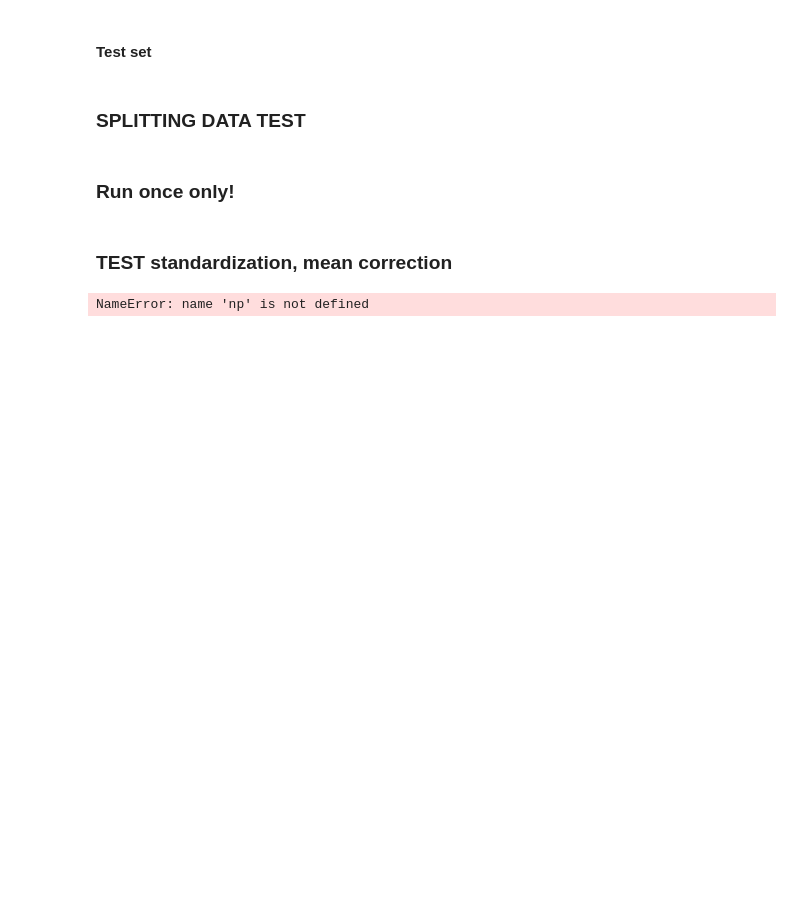
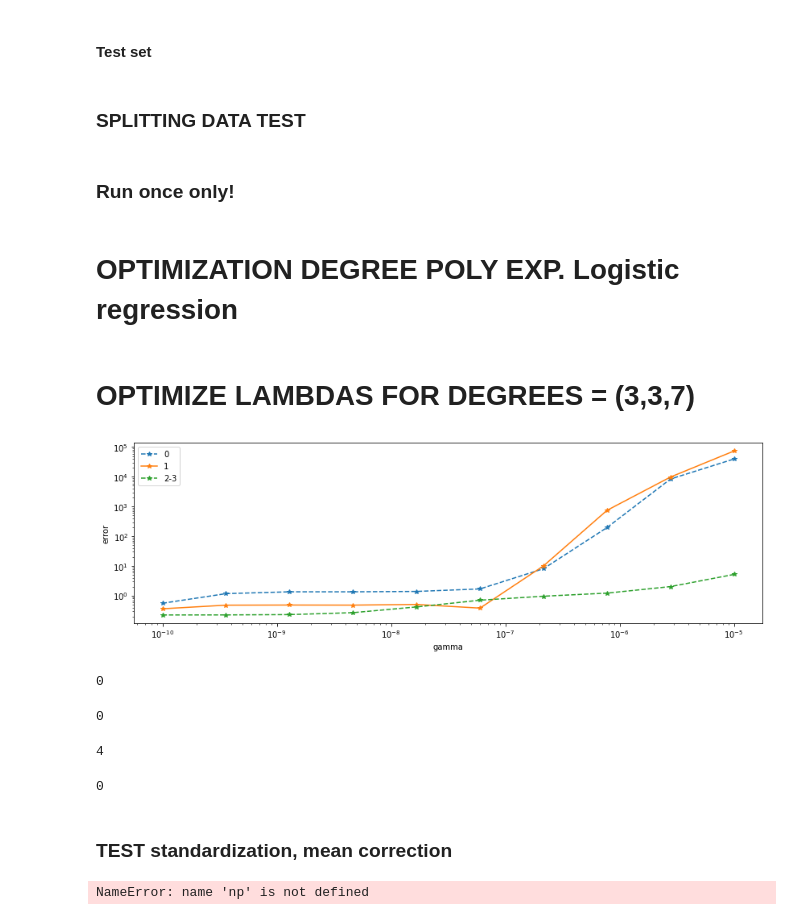
Before and after one commit to madtoinou/CS-433_HBozonClass, a Jupyter notebook: scripts/project1.ipynb, the cells around one changed output. Drawn from its saved outputs; the diff is of its cells as text; code cells hidden in the pictures; blank space fills up the shorter version.

Commit message:
Log reg optimized

```diff
--- a/scripts/project1.ipynb
+++ b/scripts/project1.ipynb
@@ -35,13 +39,23 @@ tX_test.T[[22,-1]] = tX_test.T[[-1,22]]
+# %%
+def cross_validation_logreg(y, x, k_indices, init_w, k, gamma, steps):
+
+    x_test = x[k_indices[k]]
+    y_test = y[k_indices[k]]
+    x_train = x[np.concatenate(([x_train for i,x_train in enumerate(k_indices) if i!=k]), axis=0)]
+    y_train = y[np.concatenate(([y_train for i,y_train in enumerate(k_indices) if i!=k]), axis=0)]
+
+    w, loss = logistic_regression(y_train, x_train, init_w, steps, gamma)
+
+    loss_tr = calculate_loss(y_train,x_train,w)
+    loss_te = calculate_loss(y_test ,x_test ,w)
+
+    return loss_tr, loss_te, w
 # %%
 seed = 1
-degrees = [1, 3] # degree parameter not used until polynomial regression is tested
+degrees = [3, 4, 5, 6, 7] # degree parameter not used until polynomial regression is tested
 k_fold = 4
-gammas = np.logspace(-8, 1, 30)
-max_iters = 100
-
-# Define the model (change indice to define which model to test)
-models = ["GD", "SGD", "LS", "LRGD"]
-choose_model = models[0]
+gammas = np.logspace(-5, 1, 20)
+max_iters = 350
 
 # split data in k fold
 k_indices = build_k_indices(y, k_fold, seed)
@@ -69,3 +83,5 @@ for degree in degrees:
 len(temp_mse_te)
 min_degree = np.argmin(temp_mse_te)
 print('optimal gamma: ', gammas[min_gamma], 'optimal degree: ', degrees[min_degree])
+# %% [markdown]
+# OPTIMIZATION DEGREE POLY EXP. Logistic regression
@@ -71,0 +174,2 @@ print('optimal gamma: ', gammas[min_gamma], 'optimal degree: ', degrees[min_degr
+# %% [markdown]
+# OPTIMIZE LAMBDAS FOR DEGREES = (3,3,7)
@@ -72,3 +260,20 @@ print('optimal gamma: ', gammas[min_gamma], 'optimal degree: ', degrees[min_degr
+# %%
+f = plt.figure(figsize=(14,14)) # change this if needed
+
+#degree 1
+ax1 = f.add_subplot(311)
+ax1.semilogx(gammas, rmse_te_0, ls="--" , marker="*", label="0")
+ax1.semilogx(gammas, rmse_te_1, ls="-" , marker="*", label="1")
+ax1.semilogx(gammas, rmse_te_2, ls="--" , marker="*", label="2-3")
+
+plt.xlabel("gamma")
+plt.ylabel("error")
+plt.yscale("log")
+plt.legend()
+plt.savefig('test.jpeg')
+plt.show()
+# %% [output]
+[figure, added]
 # %%
 """ --- PREPROCESSING --- """
 
@@ -110,6 +317,22 @@ weights_2, losses_2 = logistic_regression(y2_train, tx2_train, np.zeros_like(tx2
 y_pred = predict(weights_0, weights_1, weights_2, tx0_test, tx1_test, tx2_test, y_test, ids_test_0, ids_test_1, ids_test_2)
 """ Submission in csv """
 create_csv_submission(ids_test, y_pred, "prediction.csv")
+# %%
+np.argmin([np.argmin(optimal_0[0][0]), np.argmin(optimal_0[1][0]), np.argmin(optimal_0[2][0]), np.argmin(optimal_0[3][0]), np.argmin(optimal_0[4][0])])
+# %% [output]
+0
+# %%
+np.argmin([np.argmin(optimal_1[0][0]), np.argmin(optimal_1[1][0]), np.argmin(optimal_1[2][0]), np.argmin(optimal_1[3][0]), np.argmin(optimal_1[4][0])])
+# %% [output]
+0
+# %%
+np.argmin([np.argmin(optimal_2[0][0]), np.argmin(optimal_2[1][0]), np.argmin(optimal_2[2][0]), np.argmin(optimal_2[3][0]), np.argmin(optimal_2[4][0])])
+# %% [output]
+4
+# %%
+np.argmin(optimal_0[0][0])
+# %% [output]
+0
 # %% [markdown]
 ### TEST standardization, mean correction
 # %%
```
Also changed, not shown: parts of 5 cells of this notebook, 2 other files.
